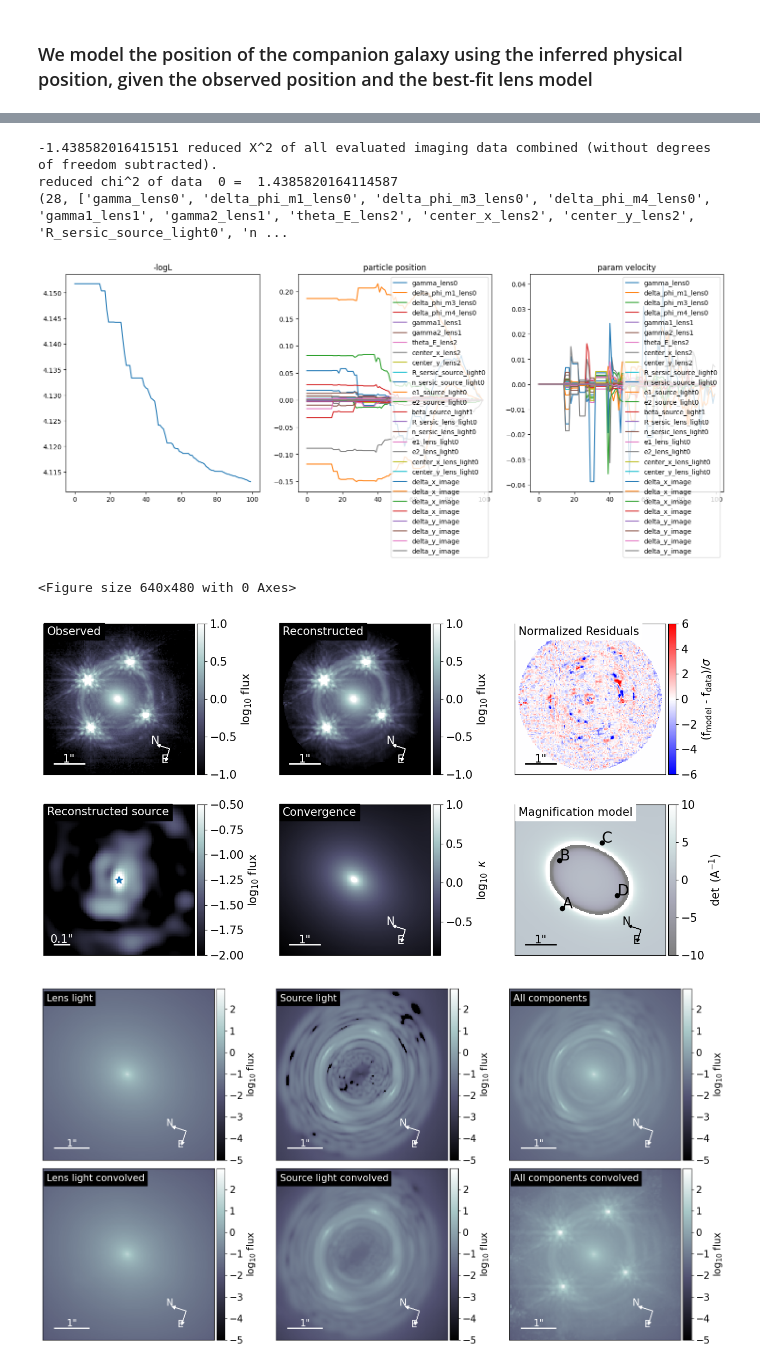
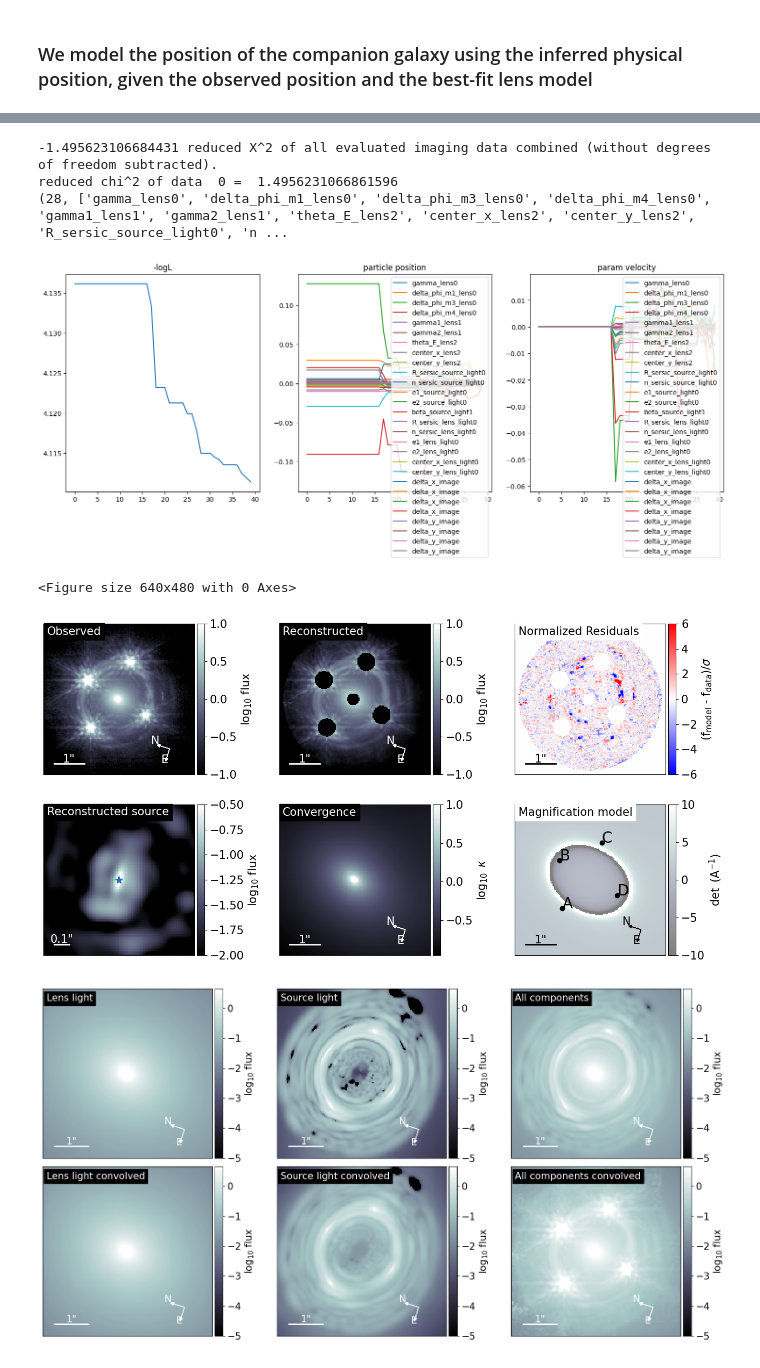
Before and after one commit to dangilman/samana, a Jupyter notebook: notebooks/baseline_lensmodels/he0435/he0435_baseline_model_physconv.ipynb, the cells around one changed output, grey strips where cells are left out. Drawn from its saved outputs; the diff is of its cells as text; code cells hidden in the pictures.

```diff
--- a/notebooks/baseline_lensmodels/he0435/he0435_baseline_model_physconv.ipynb
+++ b/notebooks/baseline_lensmodels/he0435/he0435_baseline_model_physconv.ipynb
@@ -23,7 +40,7 @@ nthreads = 10
 fitting_kwargs_list = [
         ['update_settings', {'lens_add_fixed': [[0, ['a4_a', 'a3_a','a1_a'], [0.0, 0.0,0.0]]]}],
         #['update_settings', {'lens_add_fixed': [[2, ['theta_E'], [2.0]]]}],
-        ['PSO', {'sigma_scale': 1., 'n_particles': 10, 'n_iterations': 100, 'threadCount': nthreads}],
+        ['PSO', {'sigma_scale': 1., 'n_particles': 10, 'n_iterations': 40, 'threadCount': nthreads}],
         #['psf_iteration', {'psf_symmetry': 1, 'keep_psf_error_map': True, 'num_iter': 25}],
         #['PSO', {'sigma_scale': 1., 'n_particles': 25, 'n_iterations': 100, 'threadCount': nthreads}],
         #['psf_iteration', {'psf_symmetry': 1, 'keep_psf_error_map': True, 'num_iter': 25}],
@@ -55,7 +73,7 @@ import matplotlib.pyplot as plt
 
 multi_band_list = data.kwargs_data_joint['multi_band_list']
 modelPlot = ModelPlot(multi_band_list, kwargs_model, kwargs_result_1, arrow_size=0.02, cmap_string="bone",
-                      image_likelihood_mask_list=[data.likelihood_mask],fast_caustic=True)
+                      image_likelihood_mask_list=[data.likelihood_mask_imaging_weights],fast_caustic=True)
 
 param_class = fitting_sequence_1.param_class
 print(param_class.num_param())
@@ -80,36 +98,36 @@ modelPlot.magnification_plot(ax=axes[1, 2])
 f, axes = plt.subplots(2, 3, figsize=(16, 8), sharex=False, sharey=False)
 
 modelPlot.decomposition_plot(ax=axes[0,0], text='Lens light', lens_light_add=True, unconvolved=True)
 modelPlot.decomposition_plot(ax=axes[1,0], text='Lens light convolved', lens_light_add=True)
 modelPlot.decomposition_plot(ax=axes[0,1], text='Source light', source_add=True, unconvolved=True)
 modelPlot.decomposition_plot(ax=axes[1,1], text='Source light convolved', source_add=True)
 modelPlot.decomposition_plot(ax=axes[0,2], text='All components', source_add=True, lens_light_add=True, unconvolved=True)
 modelPlot.decomposition_plot(ax=axes[1,2], text='All components convolved', source_add=True, lens_light_add=True, point_source_add=True)
 f.tight_layout()
 f.subplots_adjust(left=None, bottom=None, right=None, top=None, wspace=0., hspace=0.05)
 plt.show()
 # -1.349
 fig = plt.figure()
 fig.set_size_inches(6, 6)
 ax = plt.subplot(111)
 kwargs_plot = {'ax': ax,
                'index_macromodel': [0, 1, 2],
               'with_critical_curves': True,
               'v_min': -0.2,'v_max': 0.2}
 modelPlot.substructure_plot(band_index=0, **kwargs_plot)
 plt.show()
 
 print('kwargs_lens = ' +str(repr(kwargs_result_1['kwargs_lens'])))
 print('kwargs_source = ' +str(kwargs_result_1['kwargs_source']))
 print('kwargs_lens_light = ' +str(kwargs_result_1['kwargs_lens_light']))
 print('kwargs_ps = ' +str(kwargs_result_1['kwargs_ps']))
 print('kwargs_special = ' +str(kwargs_result_1['kwargs_special']))
 # %% [output]
--1.438582016415151 reduced X^2 of all evaluated imaging data combined (without degrees of freedom subtracted).
-reduced chi^2 of data  0 =  1.4385820164114587
+-1.495623106684431 reduced X^2 of all evaluated imaging data combined (without degrees of freedom subtracted).
+reduced chi^2 of data  0 =  1.4956231066861596
 (28, ['gamma_lens0', 'delta_phi_m1_lens0', 'delta_phi_m3_lens0', 'delta_phi_m4_lens0', 'gamma1_lens1', 'gamma2_lens1', 'theta_E_lens2', 'center_x_lens2', 'center_y_lens2', 'R_sersic_source_light0', 'n ...
-[figure, old version]
+[figure, new version]
 <Figure size 640x480 with 0 Axes>
-[figure, old version]
+[figure, new version]
-[figure, old version]
+[figure, new version]
 [figure]
```
Also changed, not shown: parts of 9 cells of this notebook, 7 other files.
